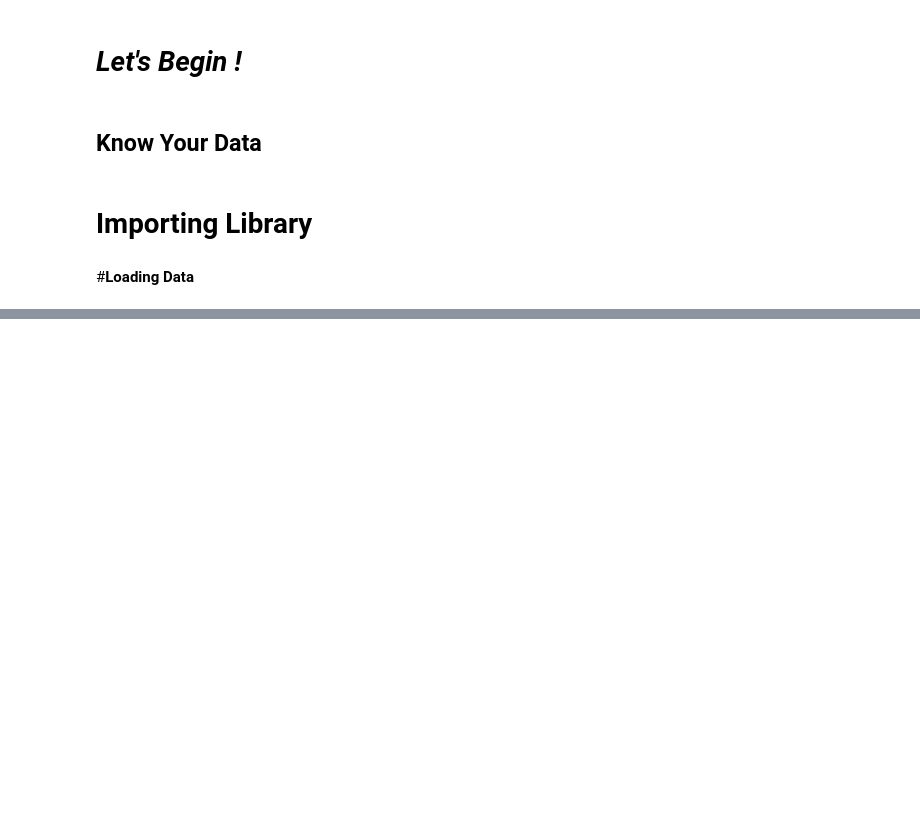
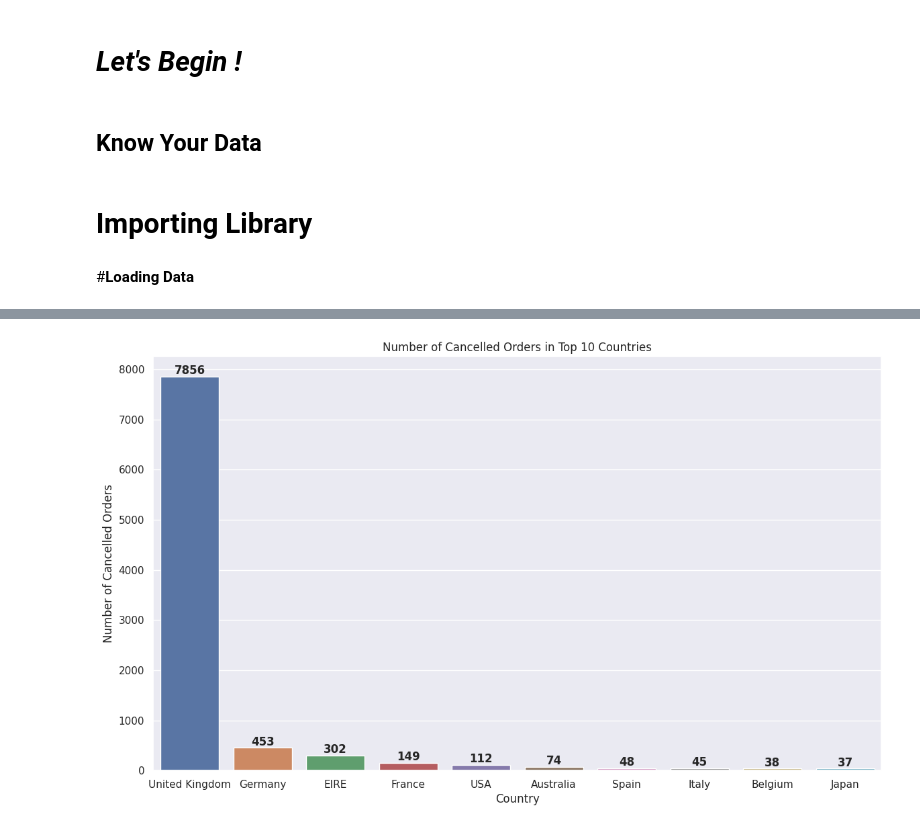
Before and after one commit to VHP2305/Online_Retail_Customer_Segmentation, a Jupyter notebook: Online_Retail_Customer_Segmentation.ipynb, the cells around one changed output, grey strips where cells are left out. Drawn from its saved outputs; the diff is of its cells as text; code cells hidden in the pictures; blank space fills up the shorter version.

Commit message:
do some basic analysis on retail data

```diff
--- a/Online_Retail_Customer_Segmentation.ipynb
+++ b/Online_Retail_Customer_Segmentation.ipynb
@@ -73,0 +268,6 @@ retail_df.head()
+# %%
+# Create a variable 'cancelled_orders' to store all the rows in 'retail_df' where the value in the 'InvoiceNo' column contains the character 'C'
+cancelled_orders = retail_df[retail_df['InvoiceNo'].astype(str).str.contains('C')]
+
+# Display the first 5 rows of 'cancelled_orders' dataframe
+cancelled_orders.head()
@@ -73,0 +311,7 @@ retail_df.head()
+# %%
+# Determine the number of cancelled orders for each country
+cancel_order_country = cancelled_orders.groupby('Country')['InvoiceNo'].count().reset_index()
+
+# Sort the country-wise count of cancelled orders in descending order and get the top 10 countries
+cancel_order_country_top10 = cancel_order_country.sort_values('InvoiceNo',ascending=False, ignore_index=True).head(10)
+cancel_order_country_top10
@@ -73,0 +330,20 @@ retail_df.head()
+# %%
+# Set the size of the figure to be displayed
+plt.figure(figsize=(14,8))
+
+# Plot the bar chart using Seaborn
+sns.barplot(x='Country', y='InvoiceNo', data=cancel_order_country_top10)
+
+# Add annotations on the bar charts
+for i, v in enumerate(cancel_order_country_top10['InvoiceNo']):
+    plt.text(i, v+50, str(v), ha='center', fontweight='bold')
+
+# Add labels and title to the chart
+plt.xlabel('Country') # Label for the x-axis
+plt.ylabel('Number of Cancelled Orders') # Label for the y-axis
+plt.title('Number of Cancelled Orders in Top 10 Countries') # Title for the chart
+
+# Show the plot
+plt.show()
+# %% [output]
+[figure, added]
```
Also changed, not shown: parts of 46 cells of this notebook.
